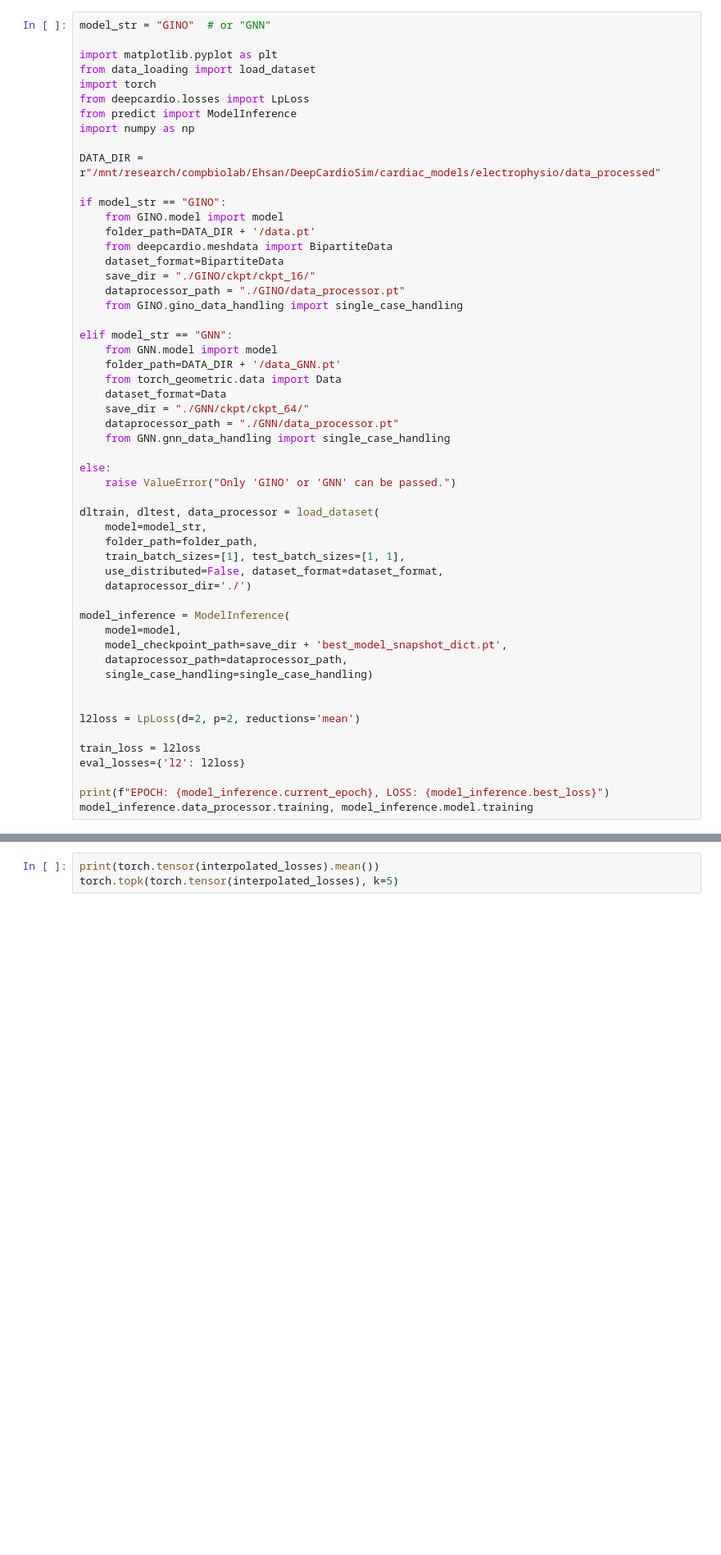
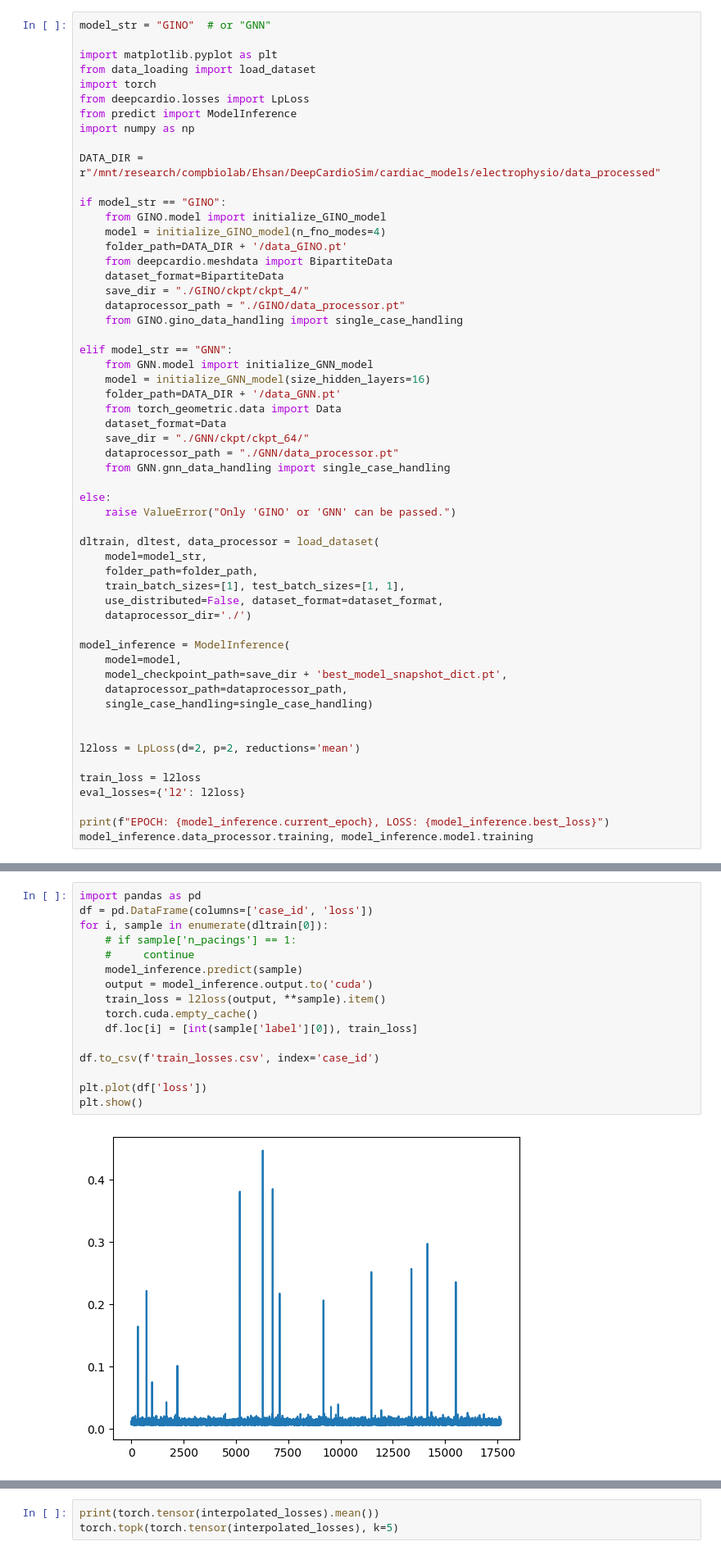
Before and after one commit to ehsanngh/DeepCardioSim, a Jupyter notebook: cardiac_models/electrophysio/post_training.ipynb, the cells around one changed output, grey strips where cells are left out. Shown at 82% size. Drawn from its saved outputs; the diff is of its cells as text; blank space fills up the shorter version.

```diff
--- a/cardiac_models/electrophysio/post_training.ipynb
+++ b/cardiac_models/electrophysio/post_training.ipynb
@@ -11,16 +11,18 @@ import numpy as np
 DATA_DIR = r"/mnt/research/compbiolab/Ehsan/DeepCardioSim/cardiac_models/electrophysio/data_processed"
 
 if model_str == "GINO":
-    from GINO.model import model
-    folder_path=DATA_DIR + '/data.pt'
+    from GINO.model import initialize_GINO_model
+    model = initialize_GINO_model(n_fno_modes=4)
+    folder_path=DATA_DIR + '/data_GINO.pt'
     from deepcardio.meshdata import BipartiteData
     dataset_format=BipartiteData
-    save_dir = "./GINO/ckpt/ckpt_16/"
+    save_dir = "./GINO/ckpt/ckpt_4/"
     dataprocessor_path = "./GINO/data_processor.pt"
     from GINO.gino_data_handling import single_case_handling
 
 elif model_str == "GNN":
-    from GNN.model import model
+    from GNN.model import initialize_GNN_model
+    model = initialize_GNN_model(size_hidden_layers=16)
     folder_path=DATA_DIR + '/data_GNN.pt'
     from torch_geometric.data import Data
     dataset_format=Data
@@ -79,0 +92,18 @@ plt.show()
+# %%
+import pandas as pd
+df = pd.DataFrame(columns=['case_id', 'loss'])
+for i, sample in enumerate(dltrain[0]):
+    # if sample['n_pacings'] == 1:
+    #     continue
+    model_inference.predict(sample)
+    output = model_inference.output.to('cuda')
+    train_loss = l2loss(output, **sample).item()
+    torch.cuda.empty_cache()
+    df.loc[i] = [int(sample['label'][0]), train_loss]
+
+df.to_csv(f'train_losses.csv', index='case_id')
+
+plt.plot(df['loss'])
+plt.show()
+# %% [output]
+[figure, added]
```
Also changed, not shown: parts of 34 cells of this notebook, 8 other files.
